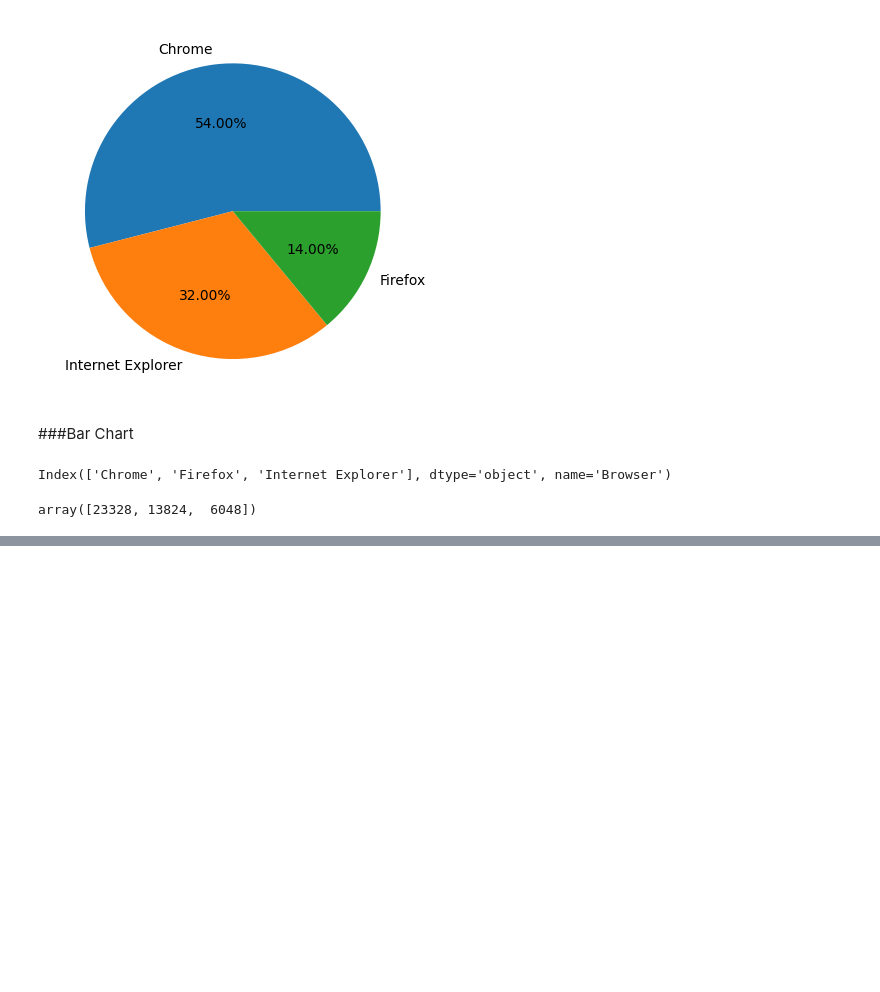
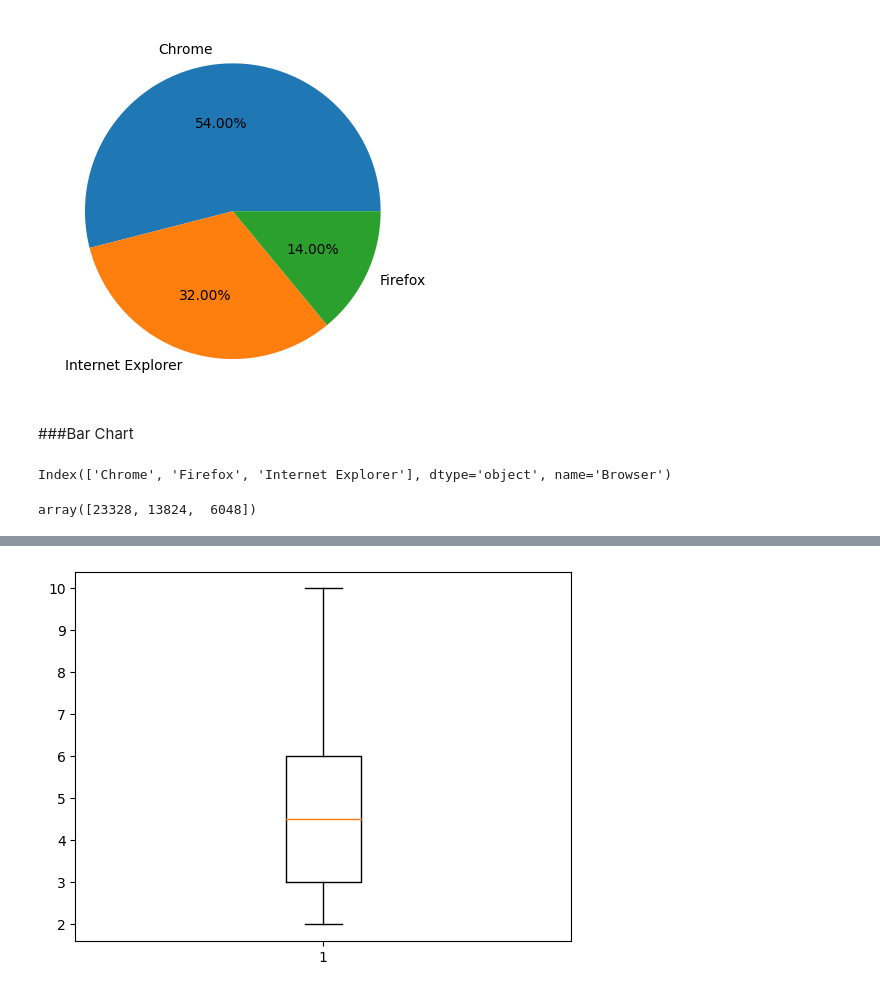
Before and after one commit to ShravanJadhav/DataScience_Practice, a Jupyter notebook: DataScience_Visualization.ipynb, the cells around one changed output, grey strips where cells are left out. Saved outputs shown, nothing was run; the diff lists cells and outputs as text; code cells hidden in the pictures; blank space fills up the shorter version.

```diff
--- a/DataScience_Visualization.ipynb
+++ b/DataScience_Visualization.ipynb
@@ -170,0 +211,5 @@ plt.bar(a.index,a.values)
+# %%
+plt.boxplot(df['Pages Viewed'])
+plt.show()
+# %% [output]
+[figure, added]
```
Also changed, not shown: parts of 9 cells of this notebook.
